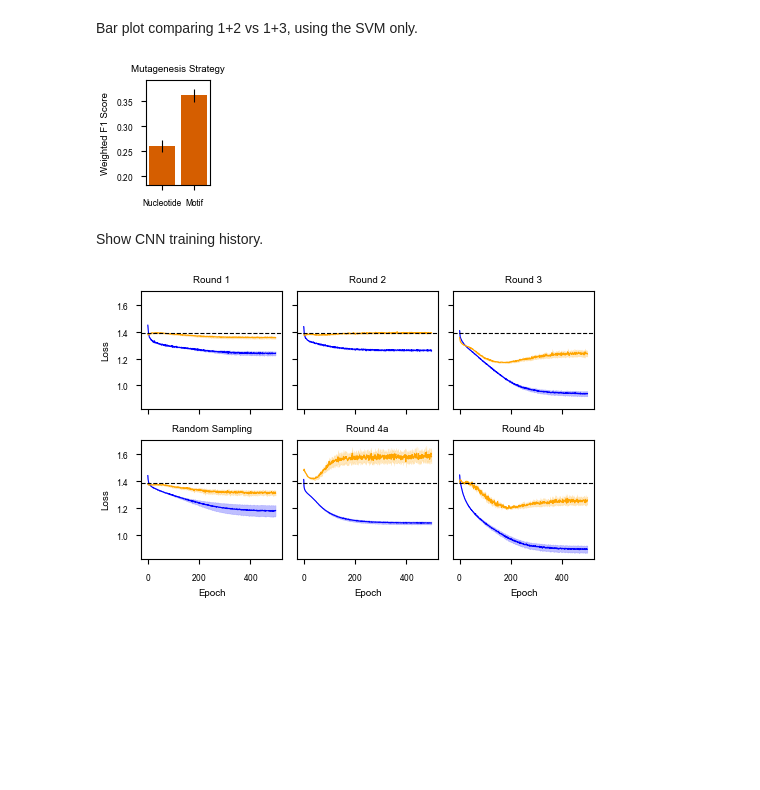
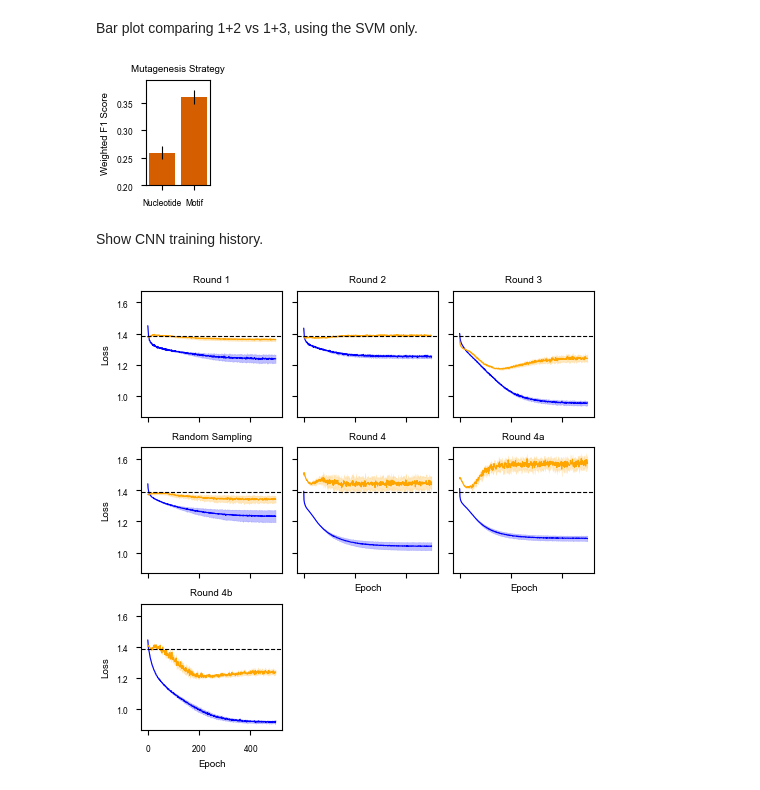
Before and after one commit to barakcohenlab/CRX-Active-Learning, a Jupyter notebook: classifier_performance.ipynb, the cells around one changed output. Saved outputs shown, nothing was run; the diff lists cells and outputs as text; code cells hidden in the pictures; blank space fills up the shorter version.

```diff
--- a/classifier_performance.ipynb
+++ b/classifier_performance.ipynb
@@ -371,0 +260,39 @@ plot_utils.save_fig(fig, os.path.join(figures_dir, "samplingComparison"))
+# %%
+active_vs_random_df = model_summary_df.loc[
+    [("Round3a", "SVM", "Mutagenesis"),
+    ("Round3c", "SVM", "Mutagenesis"),
+    ("Round3a", "CNN", "Genomic"),
+    ("Round3c", "CNN", "Genomic")]
+].rename(index={
+    "Round3a": "Uncertainty",
+    "Round3c": "Random",
+})
+dataset_to_color = {
+    "Uncertainty": "blue",
+    "Random": "orange",
+}
+
+frac = 0.15
+height = 0.28 * 0.72
+fig, ax = plt.subplots(figsize=plot_utils.get_figsize(frac=frac, aspect=height/frac))
+x = np.array([0, 1])
+width = 0.4
+for i, (dataset, df) in enumerate(active_vs_random_df.groupby("dataset")):
+    offset = width * i
+    ax.bar(
+        x + offset,
+        df["weighted", "mean"],
+        width,
+        yerr=df["weighted", "std"],
+        label=dataset,
+        color=dataset_to_color[dataset],
+    )
+
+ticklabels = df.index.get_level_values(level="model")
+
+ax.set_xticks(x + width / 2, ticklabels)
+ax.set_ylabel("Weighted F1 Score")
+ax.legend(frameon=False, bbox_to_anchor=(1,1))
+ax.set_title("Uncertainty vs. Random Sampling")
+ax.set_ylim(bottom=0.2, top=0.4)
+plot_utils.save_fig(fig, os.path.join(figures_dir, "samplingComparison"))
@@ -388,10 +317,10 @@ ax.bar(
 ax.set_yticks(np.arange(0.2, ax.get_ylim()[1], 0.05))
 ax.set_ylabel("Weighted F1 Score")
 ax.set_title("Mutagenesis Strategy")
-ax.set_ylim(bottom=weighted_min_y)
+ax.set_ylim(bottom=0.2)
 plot_utils.save_fig(fig, os.path.join(figures_dir, "mutagenesisComparison"))
 # %% [output]
-[figure, old version]
+[figure, new version]
 # %% [markdown]
 Show CNN training history.
 # %%
@@ -400,6 +329,7 @@ display_groups = {
     "Round2": "Round 2",
     "Round3b": "Round 3",
     "Round3c": "Random Sampling",
+    "Round4": "Round 4",
     "Round4a": "Round 4a",
     "Round4b": "Round 4b"
 }
@@ -433,7 +363,7 @@ fig, ax_list = plt.subplots(
     ncols=ncols,
     sharex=True,
     sharey=True,
-    figsize=plot_utils.get_figsize(0.75, aspect=2/3),
+    figsize=plot_utils.get_figsize(0.75, aspect=1),
 )
 
 for ax, dataset in zip(ax_list.flatten(), display_groups.keys()):
@@ -456,31 +386,31 @@ for ax, dataset in zip(ax_list.flatten(), display_groups.keys()):
         dataset_val_loss.index,
         dataset_val_loss[(dataset, "mean")] - dataset_val_loss[(dataset, "std")],
         dataset_val_loss[(dataset, "mean")] + dataset_val_loss[(dataset, "std")],
         color="orange",
         alpha=0.25,
     )
     ax.set_title(display_groups[dataset])
     ax.axhline(
         chance,
         color="k",
         linestyle="--",
     )
 
 # Get rid of unused subplots, and add x labels
 for i in range(ax_list.size - 1, len(display_groups) - ncols - 1, -1):
     coords = np.unravel_index(i, ax_list.shape)
     ax = ax_list[coords]
     if i >= len(display_groups):
         ax.remove()
         ax_list[coords] = None
     else:
         ax.set_xlabel("Epoch")
 
 for row in range(nrows):
     ax_list[row, 0].set_ylabel("Loss")
 
 fig.tight_layout()
 
 plot_utils.save_fig(fig, os.path.join(figures_dir, "cnnClfLossCurveSummary"))
 # %% [output]
-[figure, old version]
+[figure, new version]
```
Also changed, not shown: parts of 8 cells of this notebook, 13 other files.
